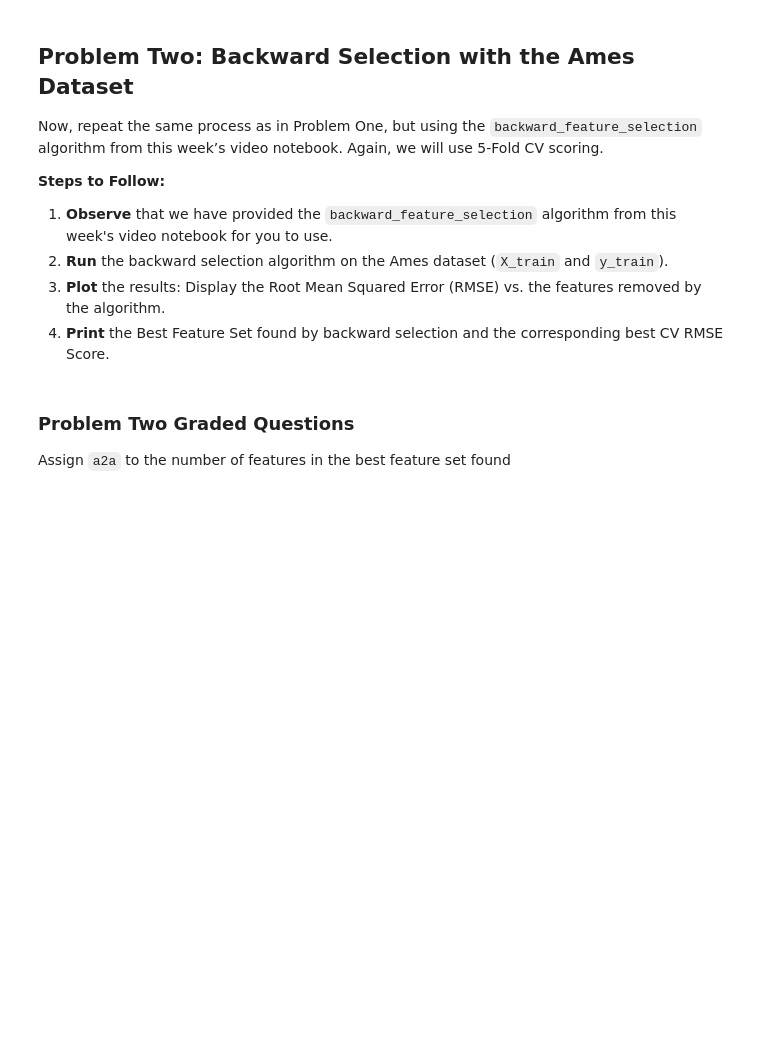
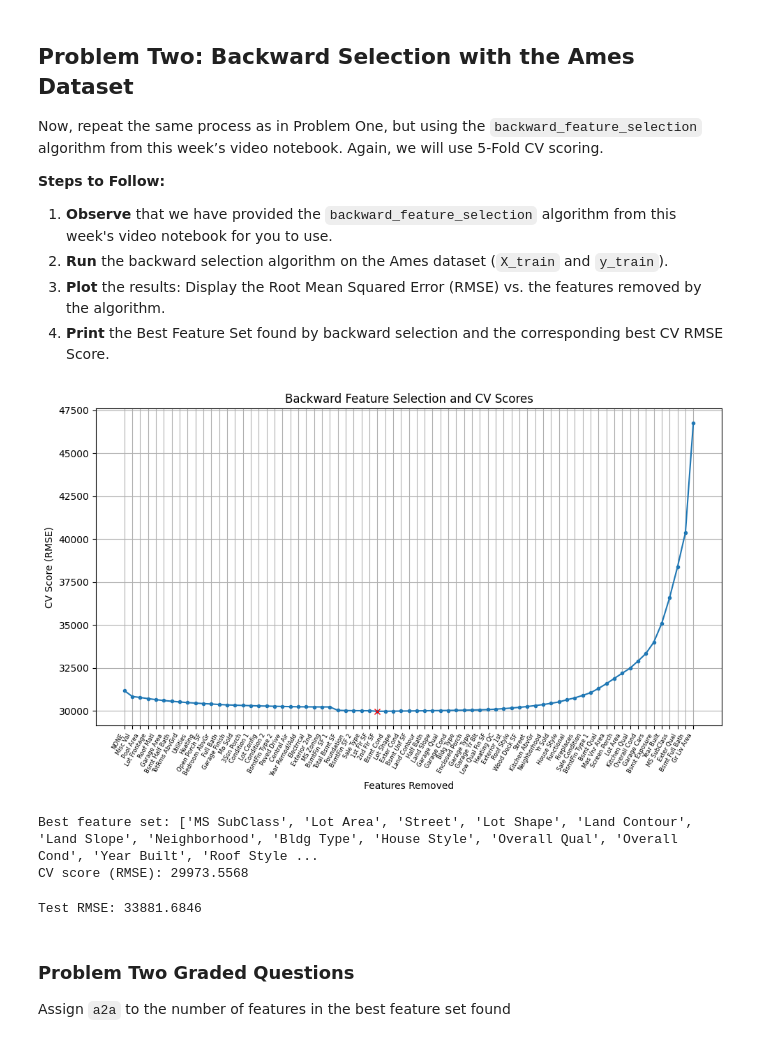
Before and after one commit to Haleymussary00/Module-3-Assignments, a Jupyter notebook: Homework_05.ipynb, the cells around one changed output. Cells and saved outputs as stored; diff of their text form; code cells hidden in the pictures; blank space fills up the shorter version.

```diff
--- a/Homework_05.ipynb
+++ b/Homework_05.ipynb
@@ -284,7 +284,7 @@ Now, repeat the same process as in Problem One, but using the `backward_feature_
 # Backward Feature Selection
 
 def backward_feature_selection(X, y, model,
-                               scoring='neg_mean_squared_error',
+                               scoring='neg_root_mean_squared_error',
                                cv = 5,
                                tol=None,               # None = no delta cutoff
                                                        # use 0.0 for "no further improvements"
@@ -315,7 +315,7 @@ def backward_feature_selection(X, y, model,
 
     if verbose:
         print("Start with full set of features:")
-        print(f'{features_remaining}  CV score (MSE): {np.around(initial_score, 4)}\n')
+        print(f'{features_remaining}  CV score (RMSE): {np.around(initial_score, 4)}\n')
 
     # Determine the target number of features to keep:
     # For backward elimination, if max_features is None, we remove until 1 feature remains.
@@ -363,7 +363,7 @@ def backward_feature_selection(X, y, model,
         best_scores.append(lowest_score)
 
         if verbose:
-            print(f'\nRemoving {feature_to_remove}:  CV score (MSE) {np.around(lowest_score, 4)}\n')
+            print(f'\nRemoving {feature_to_remove}:  CV score (RMSE) {np.around(lowest_score, 4)}\n')
         round_num += 1
 
     return (
@@ -374,6 +374,60 @@ def backward_feature_selection(X, y, model,
     )
 # %%
 # Your code here:  Run Backward Feature Selection, plot the results, and print out the Best Feature Set and the Best CV RMSE Score found.
+# run backward selection and display results
+
+model = LinearRegression()
+
+selected_features, best_scores, best_backward_features, best_score = (
+    backward_feature_selection(X_train, y_train, model, verbose=False)
+)
+# %%
+# Plot the results
+
+index = np.argmax(np.array(selected_features) == best_backward_features[-1])
+
+plt.figure(figsize=(10, 6))
+plt.title('Backward Feature Selection and CV Scores')
+plt.plot(range(1, len(best_scores) + 1), best_scores, marker='.')
+index = np.argmin(best_scores)
+plt.plot([index + 1], best_scores[index], marker='x', color='red')
+#plt.xticks(range(1, len(selected_features) + 1), selected_features, rotation=40, ha='right', fontsize=8)
+plt.xticks(range(1, len(selected_features) + 1), selected_features, rotation=60, ha='right', fontsize=6)
+plt.xlabel('Features Removed')
+plt.ylabel('CV Score (RMSE)')
+plt.grid()
+plt.tight_layout()
+plt.show()
+# %% [output]
+[figure, added]
+# %%
+# Print minimum cv score
+
+print("Best feature set:",  best_backward_features)
+print("CV score (RMSE):",np.around(best_score,4))
+# %% [output]
+Best feature set: ['MS SubClass', 'Lot Area', 'Street', 'Lot Shape', 'Land Contour', 'Land Slope', 'Neighborhood', 'Bldg Type', 'House Style', 'Overall Qual', 'Overall Cond', 'Year Built', 'Roof Style ...
+CV score (RMSE): 29973.5568
+# %%
+# Testing
+
+# Filter X_train and X_test to include only the selected features
+X_train_best_backward = X_train[best_backward_features]
+X_test_best_backward = X_test[best_backward_features]
+
+# Train the LinearRegression model on the selected features
+model = LinearRegression()
+model.fit(X_train_best_backward, y_train)
+
+# Predict on the test set
+y_pred = model.predict(X_test_best_backward)
+
+# Calculate the test MSE
+test_rmse = root_mean_squared_error(y_test, y_pred)
+
+print(f"Test RMSE: {test_rmse:.4f}")
+# %% [output]
+Test RMSE: 33881.6846
 # %% [markdown]
 ### Problem Two Graded Questions
 
```
Also changed, not shown: parts of 4 cells of this notebook.
